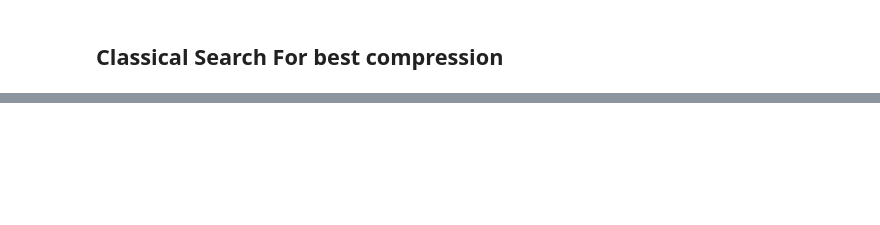
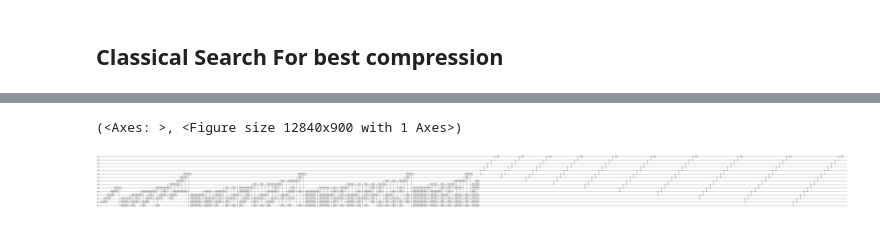
Before and after one commit to emad-boosari/hybrid-qsp, a Jupyter notebook: notebooks/03_Approximate_Preparation_Sinc_Signal_demo.ipynb, the cells around one changed output, grey strips where cells are left out. Saved outputs shown, nothing was run; the diff lists cells and outputs as text; code cells hidden in the pictures; blank space fills up the shorter version.

```diff
--- a/notebooks/03_Approximate_Preparation_Sinc_Signal_demo.ipynb
+++ b/notebooks/03_Approximate_Preparation_Sinc_Signal_demo.ipynb
@@ -22,9 +22,11 @@ n = 15 # Number of qubit
 N = 2**n  # Number of quantum basis
 N = 2**15   # 15 qubits = 32768 points
 t = np.linspace(-10, 10, N)
-sinc = np.sinc(t)
 
-target_f =  sinc / np.linalg.norm(sinc)
+# create sinc signal
+x = np.sinc(t)
+
+target_f =  sinc / np.linalg.norm(x)
 # %%
 plt.figure(figsize=(8, 5))
 plt.plot(target_f, label="Original (normalized)", lw=2, color="blue")
@@ -41,3 +45,7 @@ plt.show()
+# %%
+# Apply 10-level discrete packet Haar wavelet transformation on sinc signal
+level = 10
+X = haar_packet_transform(x, level)
 # %% [markdown]
 ## Classical Search For best compression
 # %%
@@ -65,0 +74,5 @@ Level=15 | Threshold=7.270e-02 | Nonzero=132 | Sparsity=0.004 | Trace Distance=1
+# %%
+# apply top-k threshold on the transformed data for k =110
+
+k = 110
+Xr = top_k_threshold(X, k)
@@ -65,0 +81,2 @@ Level=15 | Threshold=7.270e-02 | Nonzero=132 | Sparsity=0.004 | Trace Distance=1
+# %%
+X_norm = Xr/np.linalg.norm(Xr)
@@ -65,0 +113,26 @@ Level=15 | Threshold=7.270e-02 | Nonzero=132 | Sparsity=0.004 | Trace Distance=1
+# %%
+vec = X_norm
+
+# Nonzero indices
+nz = np.flatnonzero(vec)
+
+# Number of qubits
+nqubits = int(np.log2(len(vec)))
+
+y = [(format(i, f"0{nqubits}b"), vec[i]) for i in nz]
+
+qc = sparse_encoder(y, method="farias")
+
+
+iqphwt = build_inverse_qphwt_circuit(
+    n=nqubits,
+    level=level
+)
+
+qc.add(iqphwt.on_qubits(*range(nqubits)))
+
+#print(ch.decompose().decompose().summary())
+plot_circuit(qc)
+# %% [output]
+(<Axes: >, <Figure size 12840x900 with 1 Axes>)
+[figure, added]
```
Also changed, not shown: parts of 12 cells of this notebook.
